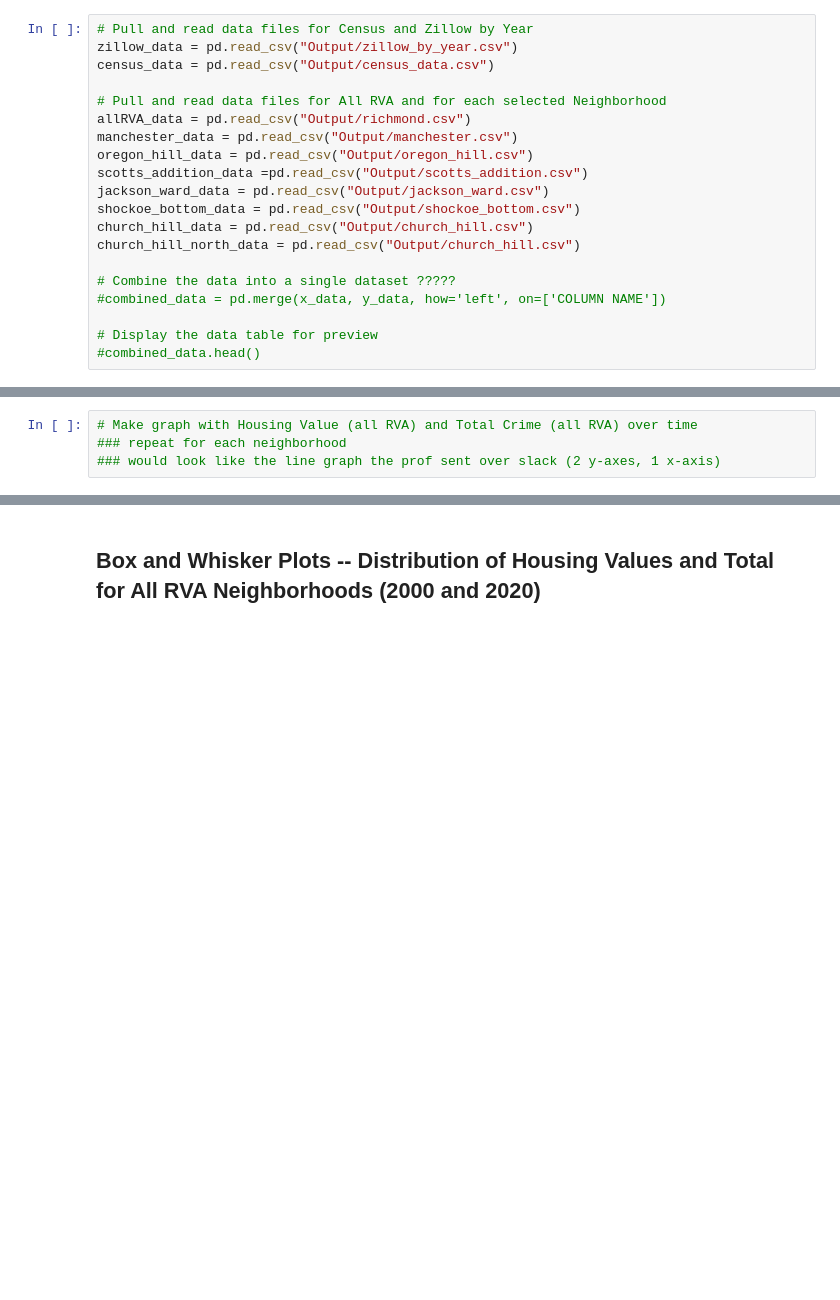
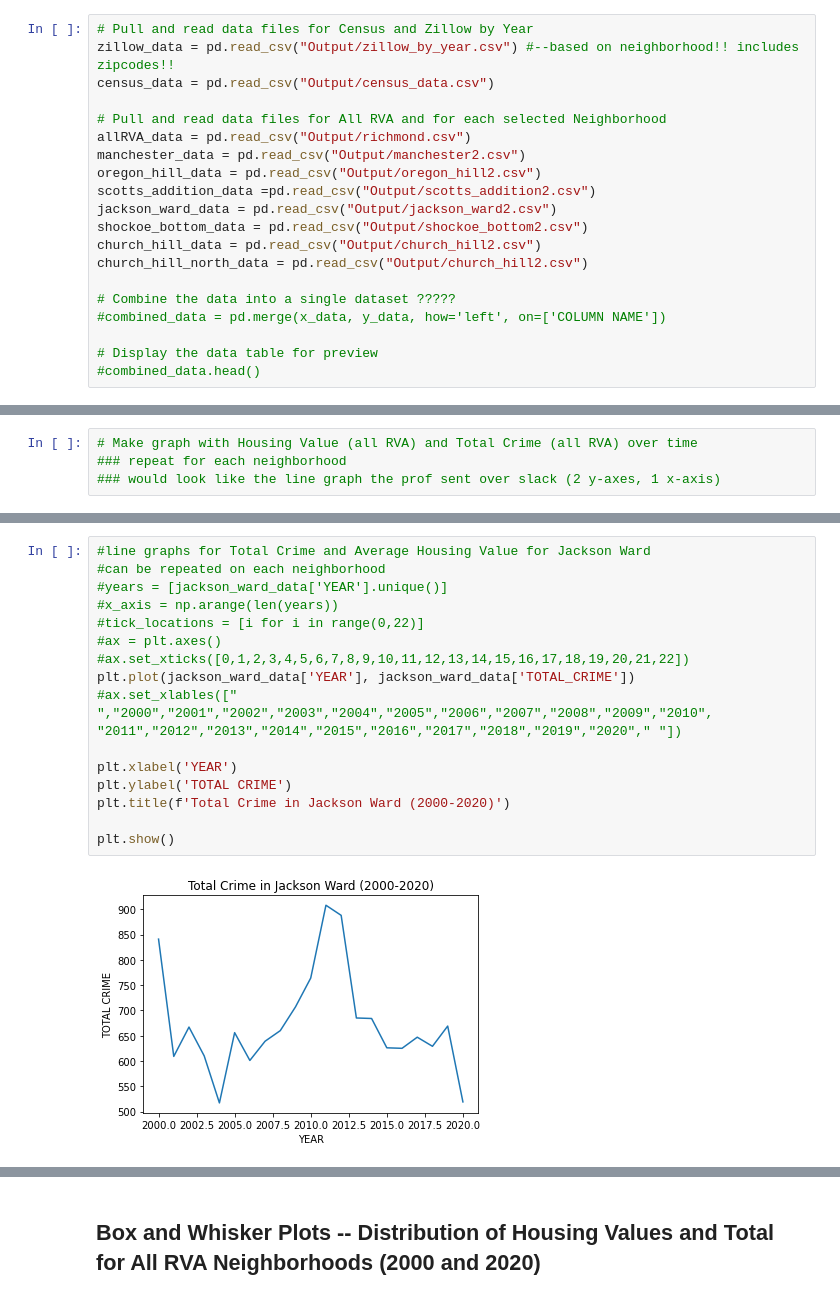
Before and after one commit to anguloag/Gentrification-in-Richmond, a Jupyter notebook: sociotracker_graphs_working.ipynb, the cells around one changed output, grey strips where cells are left out. Cells and saved outputs as stored; diff of their text form; blank space fills up the shorter version.

Commit message:
new csvs and line graphs

```diff
--- a/sociotracker_graphs_working.ipynb
+++ b/sociotracker_graphs_working.ipynb
@@ -8,18 +8,18 @@ from scipy.stats import sem
 from scipy.stats import linregress
 # %%
 # Pull and read data files for Census and Zillow by Year
-zillow_data = pd.read_csv("Output/zillow_by_year.csv")
+zillow_data = pd.read_csv("Output/zillow_by_year.csv") #--based on neighborhood!! includes zipcodes!!
 census_data = pd.read_csv("Output/census_data.csv")
 
 # Pull and read data files for All RVA and for each selected Neighborhood
 allRVA_data = pd.read_csv("Output/richmond.csv")
-manchester_data = pd.read_csv("Output/manchester.csv")
-oregon_hill_data = pd.read_csv("Output/oregon_hill.csv")
-scotts_addition_data =pd.read_csv("Output/scotts_addition.csv")
-jackson_ward_data = pd.read_csv("Output/jackson_ward.csv")
-shockoe_bottom_data = pd.read_csv("Output/shockoe_bottom.csv")
-church_hill_data = pd.read_csv("Output/church_hill.csv")
-church_hill_north_data = pd.read_csv("Output/church_hill.csv")
+manchester_data = pd.read_csv("Output/manchester2.csv")
+oregon_hill_data = pd.read_csv("Output/oregon_hill2.csv")
+scotts_addition_data =pd.read_csv("Output/scotts_addition2.csv")
+jackson_ward_data = pd.read_csv("Output/jackson_ward2.csv")
+shockoe_bottom_data = pd.read_csv("Output/shockoe_bottom2.csv")
+church_hill_data = pd.read_csv("Output/church_hill2.csv")
+church_hill_north_data = pd.read_csv("Output/church_hill2.csv")
 
 # Combine the data into a single dataset ?????
 #combined_data = pd.merge(x_data, y_data, how='left', on=['COLUMN NAME'])
@@ -118,0 +151,18 @@ Index(['YEAR', 'NEIGHBORHOOD_NAME', 'HOMICIDE', 'SEX_OFFENSE', 'ROBBERY',
+# %%
+#line graphs for Total Crime and Average Housing Value for Jackson Ward
+#can be repeated on each neighborhood
+#years = [jackson_ward_data['YEAR'].unique()]
+#x_axis = np.arange(len(years))
+#tick_locations = [i for i in range(0,22)]
+#ax = plt.axes()
+#ax.set_xticks([0,1,2,3,4,5,6,7,8,9,10,11,12,13,14,15,16,17,18,19,20,21,22])
+plt.plot(jackson_ward_data['YEAR'], jackson_ward_data['TOTAL_CRIME'])
+#ax.set_xlables([" ","2000","2001","2002","2003","2004","2005","2006","2007","2008","2009","2010", "2011","2012","2013","2014","2015","2016","2017","2018","2019","2020"," "])
+
+plt.xlabel('YEAR')
+plt.ylabel('TOTAL CRIME')
+plt.title(f'Total Crime in Jackson Ward (2000-2020)')
+
+plt.show()
+# %% [output]
+[figure, added]
```
Also changed, not shown: parts of 9 cells of this notebook, 8 other files.
